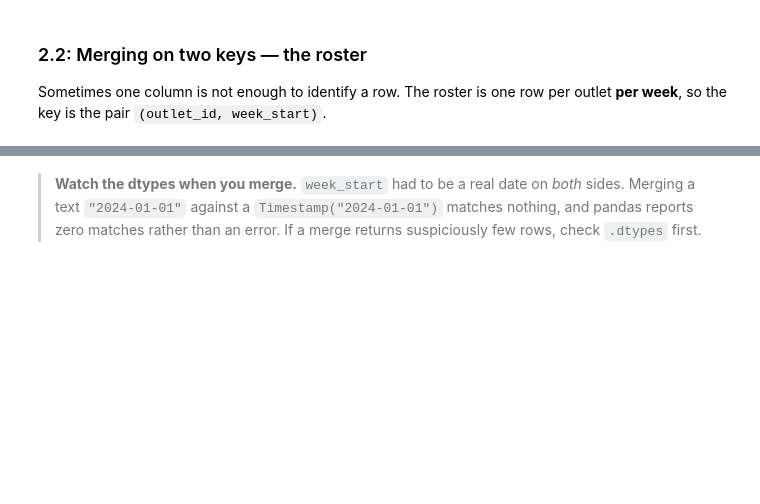
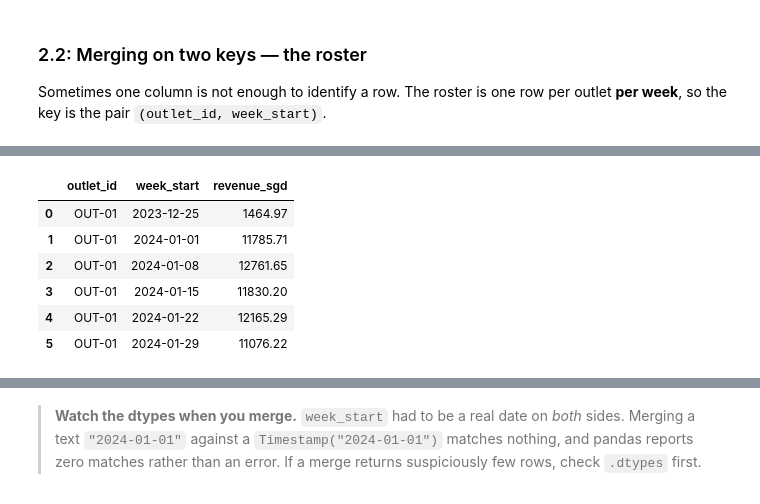
Before and after one commit to PP-123-nt/6m-data-1.9-eda-advanced, a Jupyter notebook: notebooks/Part_2_data_integration.ipynb, the cells around one changed output, grey strips where cells are left out. Drawn from its saved outputs; the diff is of its cells as text; code cells hidden in the pictures; blank space fills up the shorter version.

```diff
--- a/notebooks/Part_2_data_integration.ipynb
+++ b/notebooks/Part_2_data_integration.ipynb
@@ -345,14 +392,25 @@ roster.head(3)
 # %%
-# 👉 To join, our sales must be at the same grain: one row per outlet per week, weeks starting
-#    Monday. `pd.Grouper` is how you resample INSIDE a groupby of something else.
-#    `label="left"` labels each week with its first day, matching the roster's `week_start`.
+# 👉 To join, our sales must be at the same grain: one row per outlet per week,
+# weeks starting Monday. `pd.Grouper` is how you resample INSIDE a groupby of something else.
+# `label="left"` labels each week with its first day (to match with roster's `week_start`)
+# w/o label = left, default 1st day will start on Sunday
+# freq="W-MON" means weekly starts on Monday
+
 weekly_sales = (
     sales.groupby(["outlet_id", pd.Grouper(key="date", freq="W-MON", label="left")])["revenue_sgd"]
     .sum()
     .reset_index()
     .rename(columns={"date": "week_start"})
 )
 
-weekly_sales.head(3)
+weekly_sales.head(6)
+# %% [output]
+|  | outlet_id | week_start | revenue_sgd |
+| 0 | OUT-01 | 2023-12-25 | 1464.97 |
+| 1 | OUT-01 | 2024-01-01 | 11785.71 |
+| 2 | OUT-01 | 2024-01-08 | 12761.65 |
+| 3 | OUT-01 | 2024-01-15 | 11830.20 |
+| 4 | OUT-01 | 2024-01-22 | 12165.29 |
+| 5 | OUT-01 | 2024-01-29 | 11076.22 |
 # %%
 # 👉 Merge on BOTH keys, as a list. Get either key wrong and you get a silent Cartesian mess --
```
Also changed, not shown: parts of 11 cells of this notebook.
